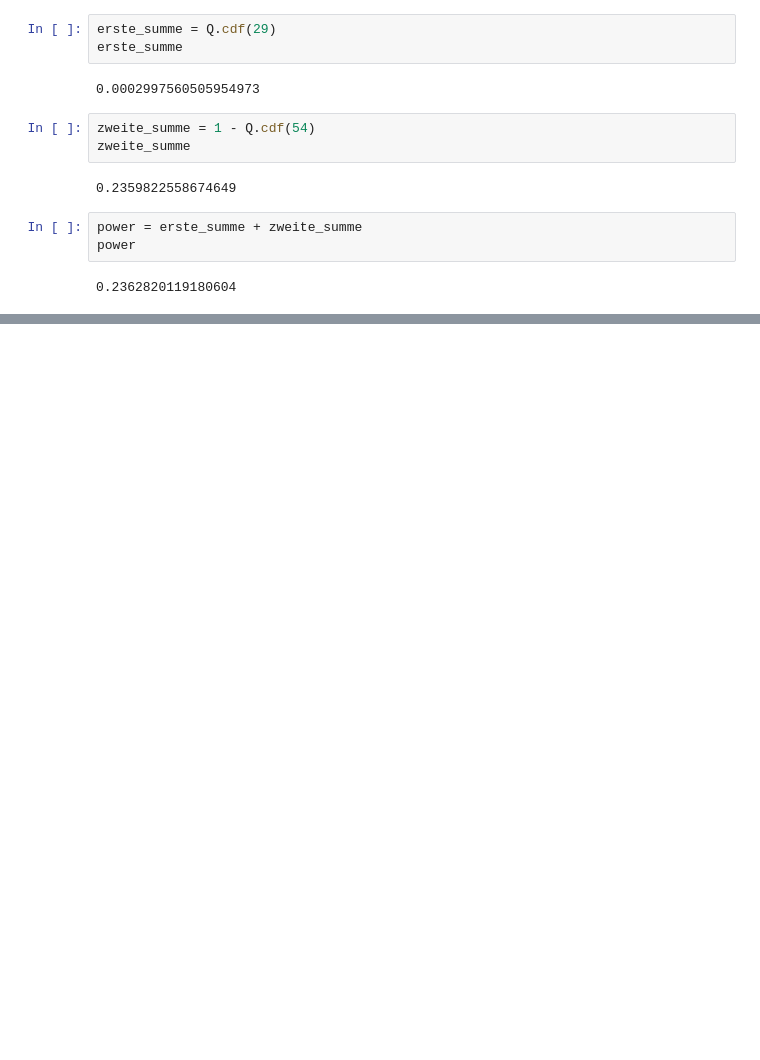
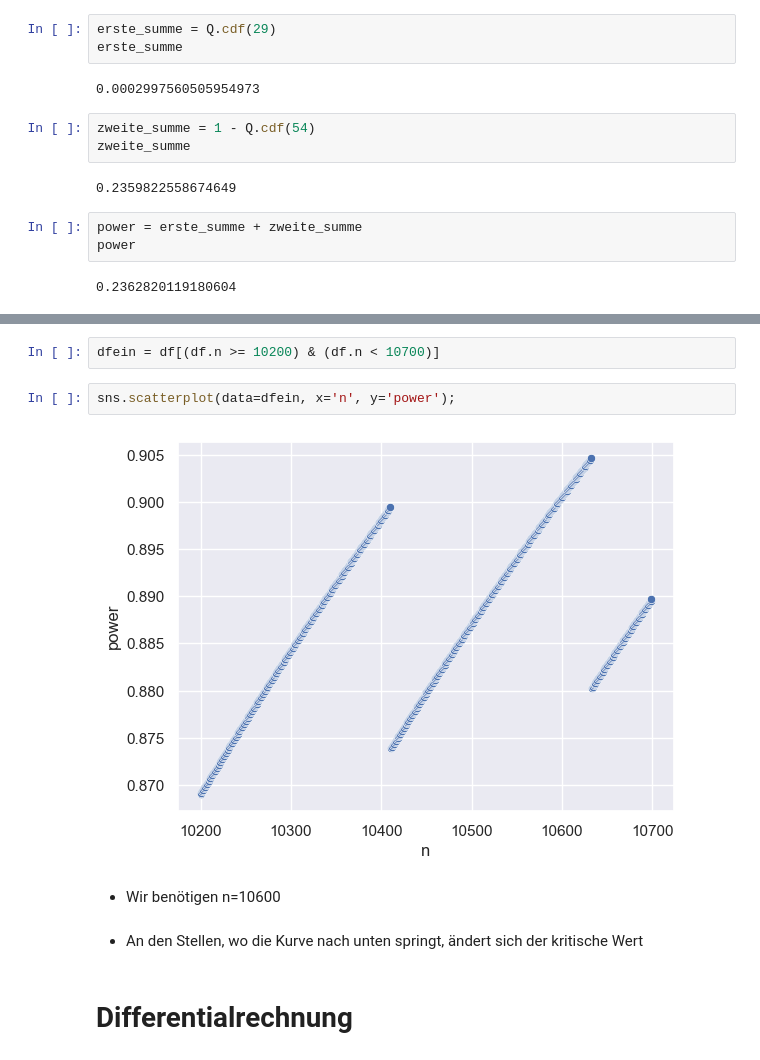
Before and after one commit to Ruediger-Braun/mfb2526, a Jupyter notebook: lektion13.ipynb, the cells around one changed output, grey strips where cells are left out. Saved outputs shown, nothing was run; the diff lists cells and outputs as text; blank space fills up the shorter version.

```diff
--- a/lektion13.ipynb
+++ b/lektion13.ipynb
@@ -347,0 +224,12 @@ power
+# %%
+dfein = df[(df.n >= 10200) & (df.n < 10700)]
+# %%
+sns.scatterplot(data=dfein, x='n', y='power');
+# %% [output]
+[figure, added]
+# %% [markdown]
+* Wir benötigen n=10600
+# %% [markdown]
+* An den Stellen, wo die Kurve nach unten springt, ändert sich der kritische Wert
+# %% [markdown]
+# Differentialrechnung
```
Also changed, not shown: parts of 110 cells of this notebook.
